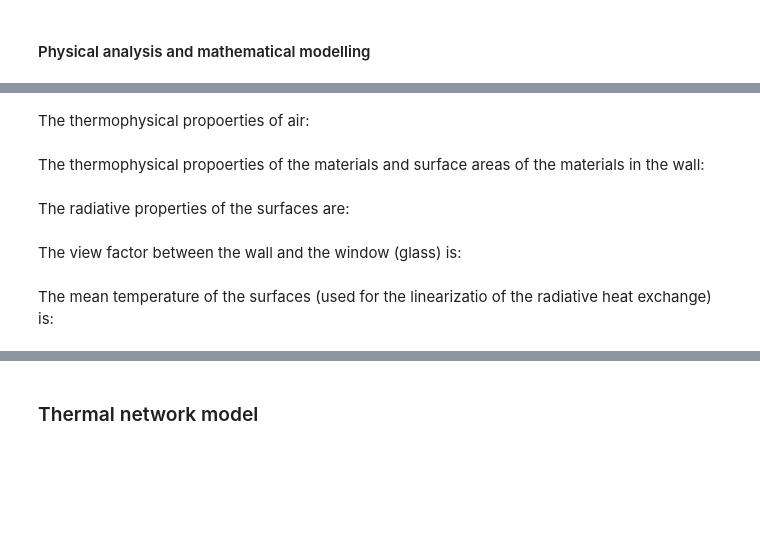
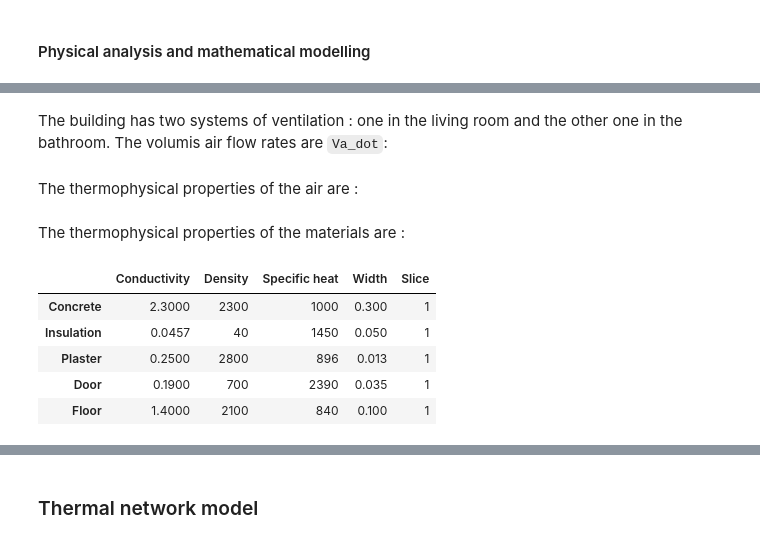
Before and after one commit to cccchloeeee/M9-projet, a Jupyter notebook: M9-RAPPORT.ipynb, the cells around one changed output, grey strips where cells are left out. Saved outputs shown, nothing was run; the diff lists cells and outputs as text; code cells hidden in the pictures; blank space fills up the shorter version.

```diff
--- a/M9-RAPPORT.ipynb
+++ b/M9-RAPPORT.ipynb
@@ -38,5 +38,5 @@ The dimension and surface areas of the building are:
 # %% [markdown]
-The thermophysical propoerties of air:
+The building has two systems of ventilation : one in the living room and the other one in the bathroom. The volumis air flow rates are `Va_dot`:
 # %%
 # Air-flow rate
 # -------------
@@ -42,0 +48,2 @@ The thermophysical propoerties of air:
+# %% [markdown]
+The thermophysical properties of the air are :
@@ -43,7 +55,21 @@ The thermophysical propoerties of air:
 # %% [markdown]
-The thermophysical propoerties of the materials and surface areas of the materials in the wall:
+The thermophysical properties of the materials are :
 # %%
 # Thermophyscal properties
 # ------------------------
+materials = {'Conductivity': [2.3, 0.0457, 0.25, 0.19, 1.4],   # W/m.K
+             'Density': [2300, 40, 2800, 700, 2100],           # kg/m³
+             'Specific heat': [1000, 1450, 896, 2390, 840],    # J/kg.K
+             'Width': [0.3, 0.05, 0.013, 0.035, 0.1],          # m
+             'Slice': [1, 1, 1, 1, 1]}                         # nb of meshes
+materials = pd.DataFrame(
+    materials, index=['Concrete', 'Insulation', 'Plaster', 'Door',
+                      'Floor'])
+materials
+# %% [output]
+|  | Conductivity | Density | Specific heat | Width | Slice |
+| Concrete | 2.3000 | 2300 | 1000 | 0.300 | 1 |
+| Insulation | 0.0457 | 40 | 1450 | 0.050 | 1 |
+| Plaster | 0.2500 | 2800 | 896 | 0.013 | 1 |
+| Door | 0.1900 | 700 | 2390 | 0.035 | 1 |
+| Floor | 1.4000 | 2100 | 840 | 0.100 | 1 |
-# %% [markdown]
-The radiative properties of the surfaces are:
@@ -53,2 +75,0 @@ The radiative properties of the surfaces are:
-# %% [markdown]
-The view factor between the wall and the window (glass) is:
@@ -57,2 +75,0 @@ The view factor between the wall and the window (glass) is:
-# %% [markdown]
-The mean temperature of the surfaces (used for the linearizatio of the radiative heat exchange) is:
```
Also changed, not shown: parts of 27 cells of this notebook, 1 other file.
